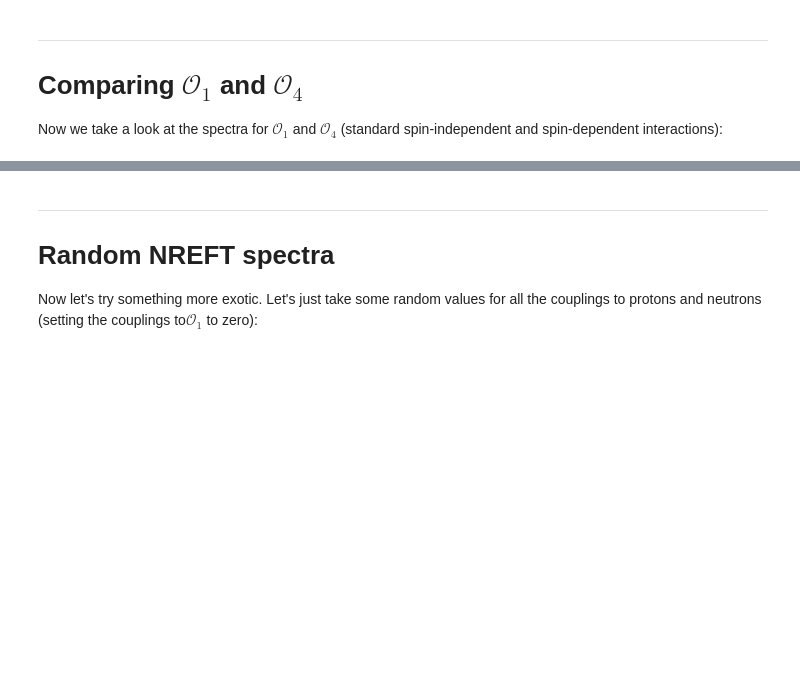
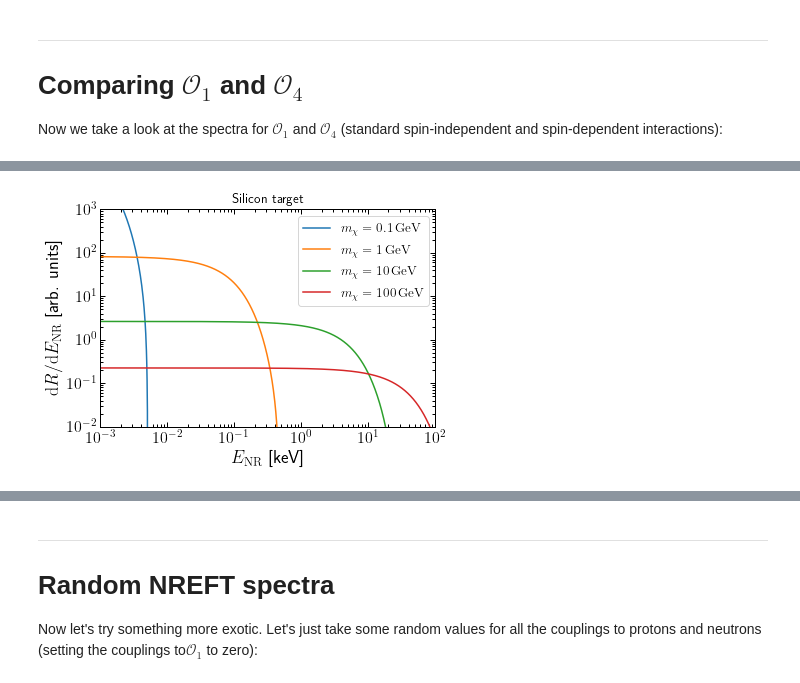
Before and after one commit to bradkav/WIMpy_NREFT, a Jupyter notebook: Examples/NREFT_example.ipynb, the cells around one changed output, grey strips where cells are left out. Cells and saved outputs as stored; diff of their text form; code cells hidden in the pictures; blank space fills up the shorter version.

```diff
--- a/Examples/NREFT_example.ipynb
+++ b/Examples/NREFT_example.ipynb
@@ -170,0 +172,38 @@ pl.show()
+# %%
+#Spin-independent coupling
+cp_SI = np.zeros(15)
+cp_SI[0] = 2.5e-5
+
+cn_SI = 1.0*cp_SI
+
+#Spin-dependent coupling
+cp_SD = np.zeros(15)
+cp_SD[3] = 1.0
+
+cn_SD = np.zeros(15)
+cn_SD[3] = 2.5e-2
+
+#m_x = 100 #DM mass in GeV
+
+E_list = np.logspace(-3, 2,1000)
+
+pl.figure(figsize=(6,4))
+
+for m_x in [0.1, 1, 10, 100]:
+    #pl.loglog(E_list, 1e-3*DMU.dRdE_NREFT(E_list, m_x, cp_SI, cn_SI, "Xe131"), lw=1.5,label =r'$m_\chi = ' + str(m_x) + '\,\mathrm{GeV}$')
+    pl.loglog(E_list, DMU.dRdE_standard(E_list, 28.0, 0.0, m_x, 1e-40, vlag=230.0, sigmav=156.0,vesc=544.0), lw=1.5,label =r'$m_\chi = ' + str(m_x) + '\,\mathrm{GeV}$')
+
+pl.xlabel(r'$E_\mathrm{NR}$ [keV]')
+#pl.ylabel(r'$\mathrm{d}R/\mathrm{d}E_R$ [keV$^{-1}$ kg$^{-1}$ day$^{-1}$]')
+#pl.title('Random NREFT interactions')
+pl.ylabel(r'$\mathrm{d}R/\mathrm{d}E_\mathrm{NR}$ [arb. units]')
+
+pl.xlim(1e-3, 1e2)
+pl.ylim(1e-2, 1e3)
+
+pl.title("Silicon target")
+pl.legend(loc='best',fancybox = True)
+pl.savefig("../plots/SI_masses_silicon.pdf", bbox_inches="tight")
+pl.show()
+# %% [output]
+[figure, added]
```
Also changed, not shown: parts of 18 cells of this notebook, 6 other files.
